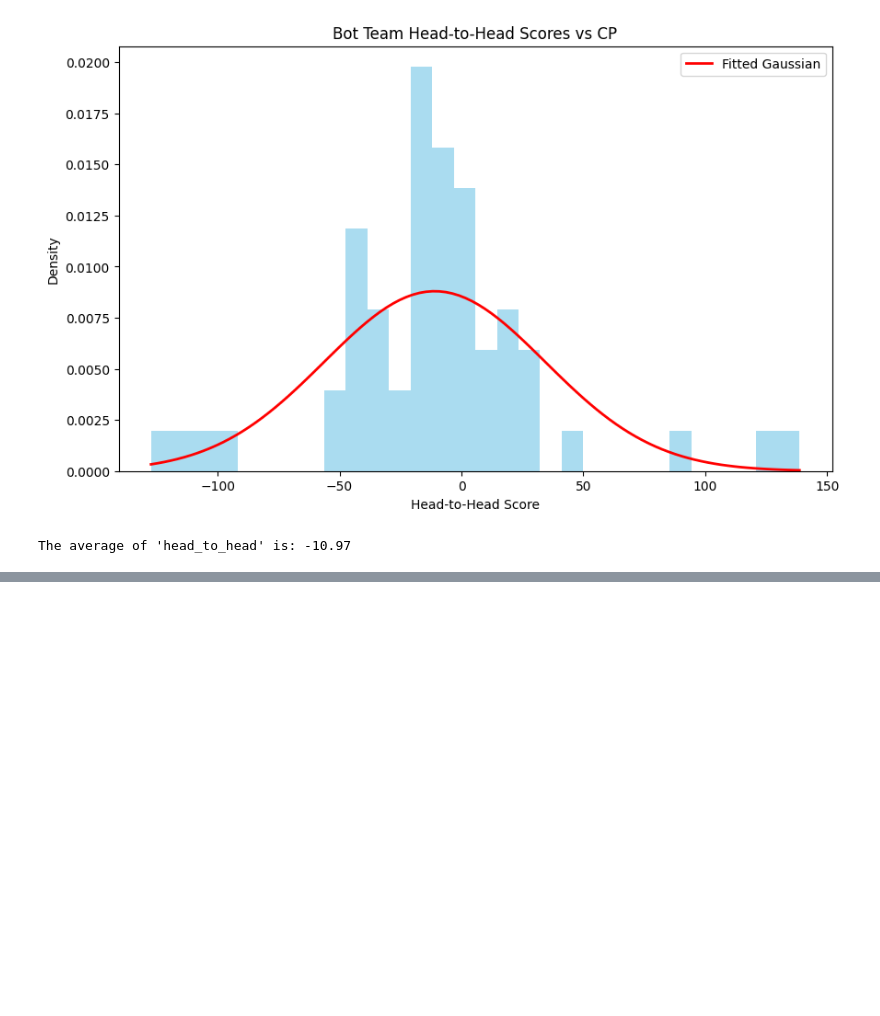
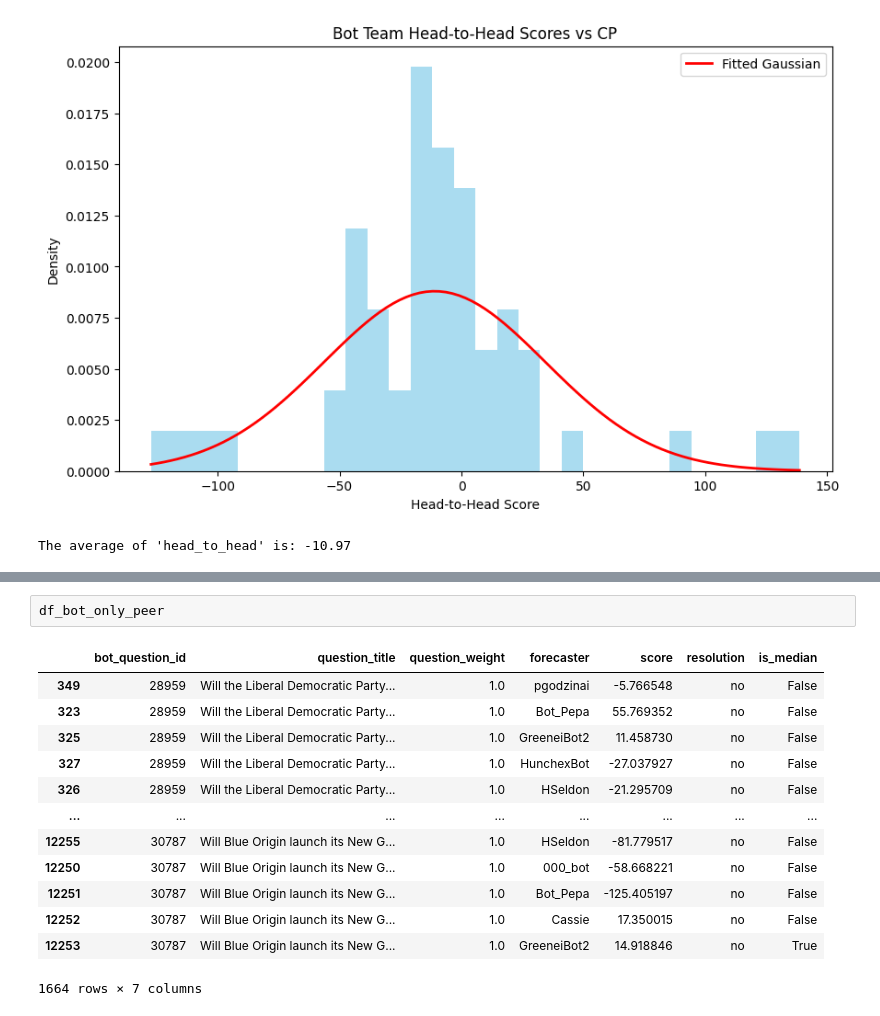
Before and after one commit to Metaculus/aib-analysis, a Jupyter notebook: AI_BENCHMARKING_ANALYSIS.ipynb, the cells around one changed output, grey strips where cells are left out. Cells and saved outputs as stored; diff of their text form; blank space fills up the shorter version.

```diff
--- a/AI_BENCHMARKING_ANALYSIS.ipynb
+++ b/AI_BENCHMARKING_ANALYSIS.ipynb
@@ -3096,0 +3103,16 @@ The average of 'head_to_head' is: -10.97
+# %%
+df_bot_only_peer
+# %% [output]
+|  | bot_question_id | question_title | question_weight | forecaster | score | resolution | is_median |
+| 349 | 28959 | Will the Liberal Democratic Party... | 1.0 | pgodzinai | -5.766548 | no | False |
+| 323 | 28959 | Will the Liberal Democratic Party... | 1.0 | Bot_Pepa | 55.769352 | no | False |
+| 325 | 28959 | Will the Liberal Democratic Party... | 1.0 | GreeneiBot2 | 11.458730 | no | False |
+| 327 | 28959 | Will the Liberal Democratic Party... | 1.0 | HunchexBot | -27.037927 | no | False |
+| 326 | 28959 | Will the Liberal Democratic Party... | 1.0 | HSeldon | -21.295709 | no | False |
+| ... | ... | ... | ... | ... | ... | ... | ... |
+| 12255 | 30787 | Will Blue Origin launch its New G... | 1.0 | HSeldon | -81.779517 | no | False |
+| 12250 | 30787 | Will Blue Origin launch its New G... | 1.0 | 000_bot | -58.668221 | no | False |
+| 12251 | 30787 | Will Blue Origin launch its New G... | 1.0 | Bot_Pepa | -125.405197 | no | False |
+| 12252 | 30787 | Will Blue Origin launch its New G... | 1.0 | Cassie | 17.350015 | no | False |
+| 12253 | 30787 | Will Blue Origin launch its New G... | 1.0 | GreeneiBot2 | 14.918846 | no | True |
+1664 rows × 7 columns
```
Also changed, not shown: parts of 18 cells of this notebook.
